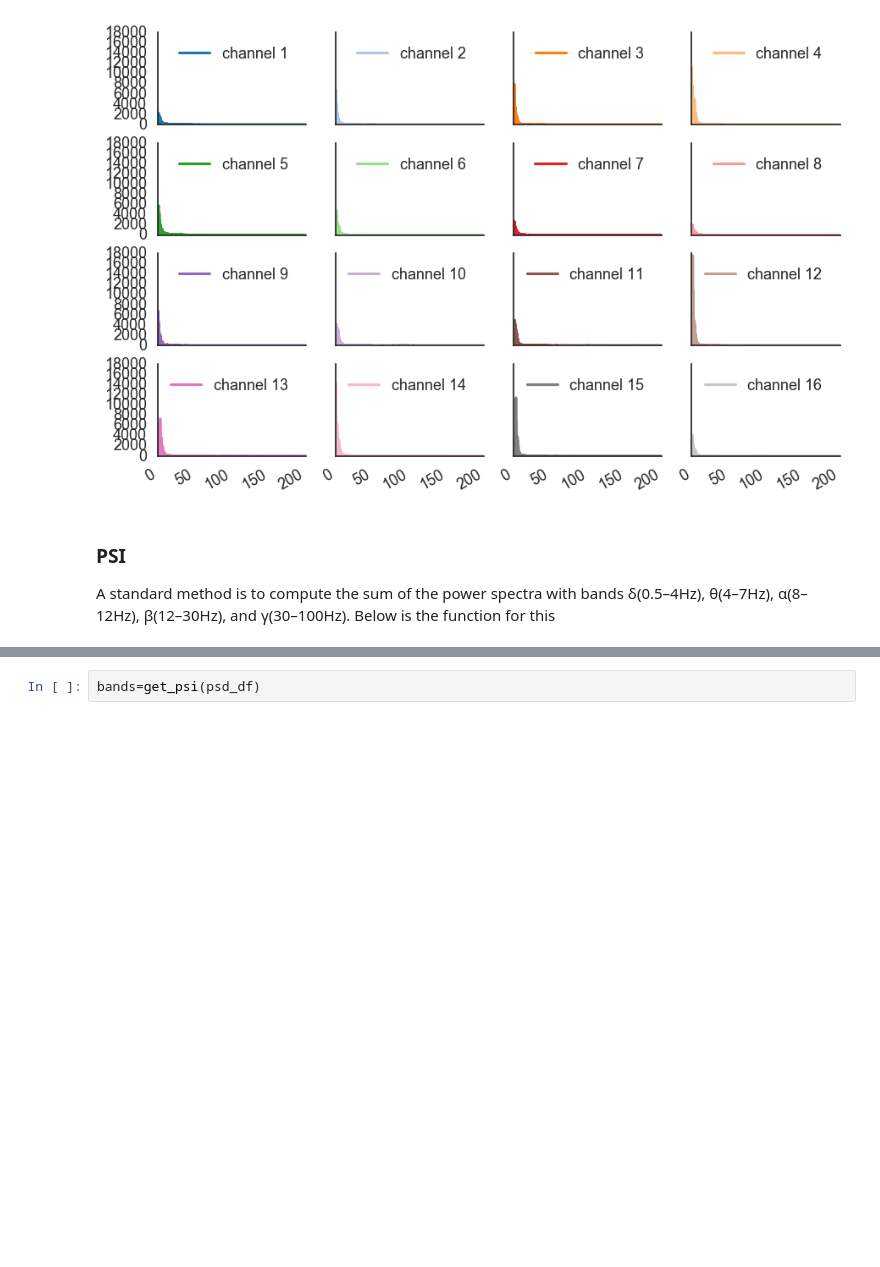
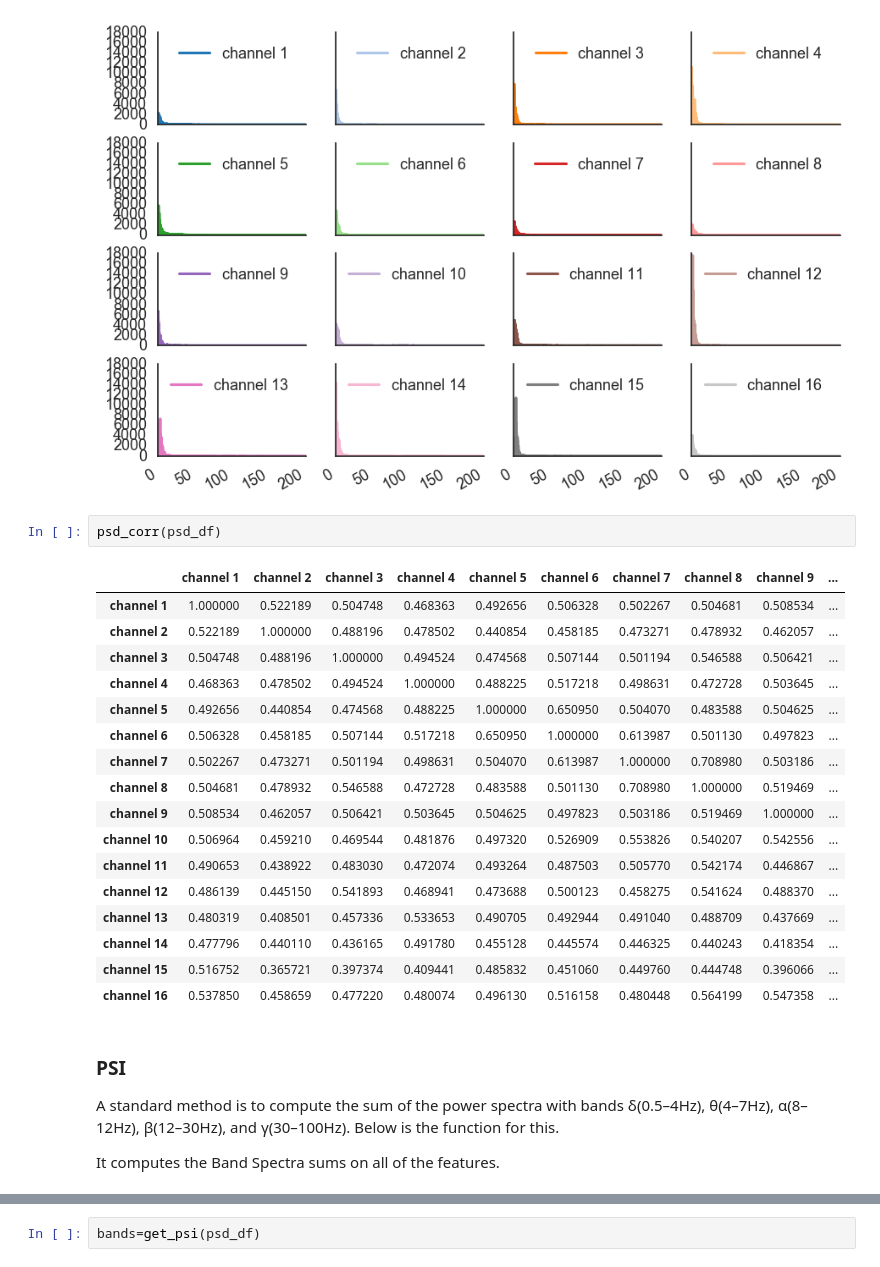
Before and after one commit to MrChristophRivera/KaggleEEG, a Jupyter notebook: notebooks/ExploratoryNotebook2_chris.ipynb, the cells around one changed output, grey strips where cells are left out. Cells and saved outputs as stored; diff of their text form; blank space fills up the shorter version.

```diff
--- a/notebooks/ExploratoryNotebook2_chris.ipynb
+++ b/notebooks/ExploratoryNotebook2_chris.ipynb
@@ -185,10 +192,32 @@ psd_df =transform_psd(ts)
 ax=psd_df.plot(subplots = True,layout = (4,4), sharey = True)
 # %% [output]
 [figure]
+# %%
+psd_corr(psd_df)
+# %% [output]
+|  | channel 1 | channel 2 | channel 3 | channel 4 | channel 5 | channel 6 | channel 7 | channel 8 | channel 9 | ... |
+| channel 1 | 1.000000 | 0.522189 | 0.504748 | 0.468363 | 0.492656 | 0.506328 | 0.502267 | 0.504681 | 0.508534 | ... |
+| channel 2 | 0.522189 | 1.000000 | 0.488196 | 0.478502 | 0.440854 | 0.458185 | 0.473271 | 0.478932 | 0.462057 | ... |
+| channel 3 | 0.504748 | 0.488196 | 1.000000 | 0.494524 | 0.474568 | 0.507144 | 0.501194 | 0.546588 | 0.506421 | ... |
+| channel 4 | 0.468363 | 0.478502 | 0.494524 | 1.000000 | 0.488225 | 0.517218 | 0.498631 | 0.472728 | 0.503645 | ... |
+| channel 5 | 0.492656 | 0.440854 | 0.474568 | 0.488225 | 1.000000 | 0.650950 | 0.504070 | 0.483588 | 0.504625 | ... |
+| channel 6 | 0.506328 | 0.458185 | 0.507144 | 0.517218 | 0.650950 | 1.000000 | 0.613987 | 0.501130 | 0.497823 | ... |
+| channel 7 | 0.502267 | 0.473271 | 0.501194 | 0.498631 | 0.504070 | 0.613987 | 1.000000 | 0.708980 | 0.503186 | ... |
+| channel 8 | 0.504681 | 0.478932 | 0.546588 | 0.472728 | 0.483588 | 0.501130 | 0.708980 | 1.000000 | 0.519469 | ... |
+| channel 9 | 0.508534 | 0.462057 | 0.506421 | 0.503645 | 0.504625 | 0.497823 | 0.503186 | 0.519469 | 1.000000 | ... |
+| channel 10 | 0.506964 | 0.459210 | 0.469544 | 0.481876 | 0.497320 | 0.526909 | 0.553826 | 0.540207 | 0.542556 | ... |
+| channel 11 | 0.490653 | 0.438922 | 0.483030 | 0.472074 | 0.493264 | 0.487503 | 0.505770 | 0.542174 | 0.446867 | ... |
+| channel 12 | 0.486139 | 0.445150 | 0.541893 | 0.468941 | 0.473688 | 0.500123 | 0.458275 | 0.541624 | 0.488370 | ... |
+| channel 13 | 0.480319 | 0.408501 | 0.457336 | 0.533653 | 0.490705 | 0.492944 | 0.491040 | 0.488709 | 0.437669 | ... |
+| channel 14 | 0.477796 | 0.440110 | 0.436165 | 0.491780 | 0.455128 | 0.445574 | 0.446325 | 0.440243 | 0.418354 | ... |
+| channel 15 | 0.516752 | 0.365721 | 0.397374 | 0.409441 | 0.485832 | 0.451060 | 0.449760 | 0.444748 | 0.396066 | ... |
+| channel 16 | 0.537850 | 0.458659 | 0.477220 | 0.480074 | 0.496130 | 0.516158 | 0.480448 | 0.564199 | 0.547358 | ... |
 # %% [markdown]
 ### PSI
 A standard method is to compute the sum of the power spectra with bands
-δ(0.5–4Hz), θ(4–7Hz), α(8–12Hz), β(12–30Hz), and γ(30–100Hz). Below is the function for this
+δ(0.5–4Hz), θ(4–7Hz), α(8–12Hz), β(12–30Hz), and γ(30–100Hz). Below is the function for this.
+
+It computes the Band Spectra sums on all of the features.
 # %%
 def psi(psd_series,index = 0):
     """Gets thePower Spectral Intensity of the standard bands for one time series
```
Also changed, not shown: parts of 6 cells of this notebook, 1 other file.
